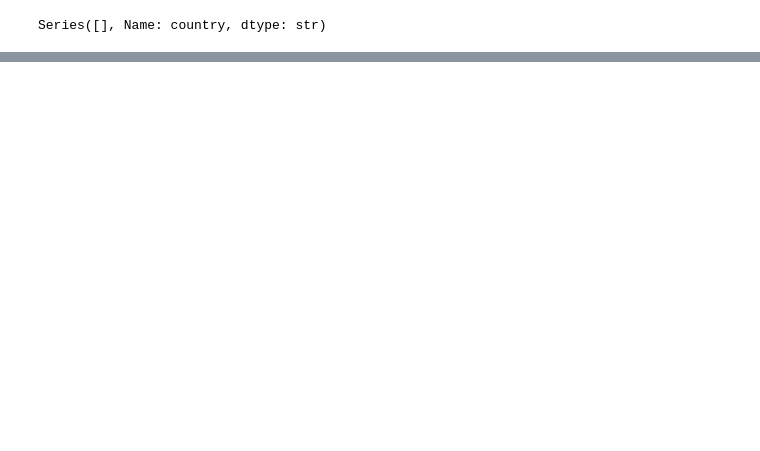
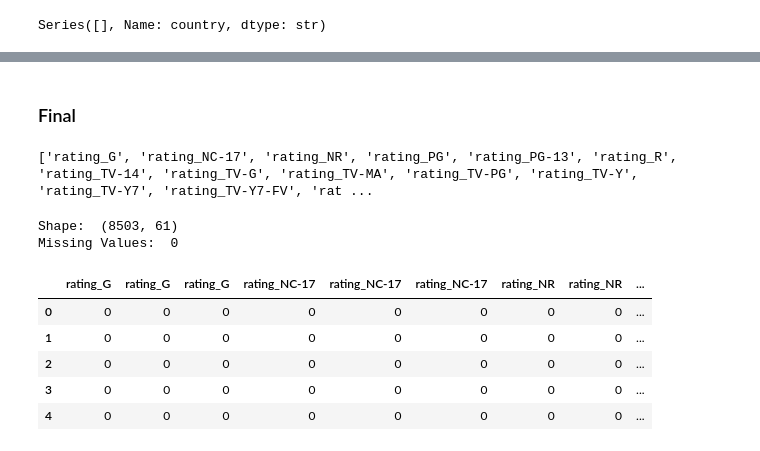
Before and after one commit to t-itc/ds-october-2026, a Jupyter notebook: week0/EDA/Netflix.ipynb, the cells around one changed output, grey strips where cells are left out. Cells and saved outputs as stored; diff of their text form; code cells hidden in the pictures; blank space fills up the shorter version.

```diff
--- a/week0/EDA/Netflix.ipynb
+++ b/week0/EDA/Netflix.ipynb
@@ -228,0 +285,57 @@ clean.head()
+# %% [markdown]
+### Final
+# %%
+rating_cols = ['rating_G', 'rating_NC-17', 'rating_NR', 'rating_PG', 'rating_PG-13',
+       'rating_R', 'rating_TV-14', 'rating_TV-G', 'rating_TV-MA',
+       'rating_TV-PG', 'rating_TV-Y', 'rating_TV-Y7', 'rating_TV-Y7-FV',
+       'rating_UR']
+
+continent_cols = ["continent_Africa",
+    "continent_Asia",
+    "continent_Europe",
+    "continent_North America",
+    "continent_North America",
+    "continent_Oceania"]
+
+date_cols = [
+    "day",
+    "month",
+    "year",]
+
+othercols = [
+    "type_encoded",
+    #"title",
+    #"director",
+    #"country",
+    #"date_added",
+    "rls_yr_std",
+    #"release_year",
+    #"rating",
+    "duration",
+   "listed_in"
+ ]
+
+final_cols = [
+    col
+    for cols in [rating_cols, continent_cols, date_cols, othercols]
+    for col in cols
+]
+
+print(final_cols)
+# %% [output]
+['rating_G', 'rating_NC-17', 'rating_NR', 'rating_PG', 'rating_PG-13', 'rating_R', 'rating_TV-14', 'rating_TV-G', 'rating_TV-MA', 'rating_TV-PG', 'rating_TV-Y', 'rating_TV-Y7', 'rating_TV-Y7-FV', 'rat ...
+# %%
+final = clean[final_cols]
+
+print("Shape: ", final.shape)
+print("Missing Values: ", final.isnull().sum().sum())
+final.head()
+# %% [output]
+Shape:  (8503, 61)
+Missing Values:  0
+|  | rating_G | rating_G | rating_G | rating_NC-17 | rating_NC-17 | rating_NC-17 | rating_NR | rating_NR | ... |
+| 0 | 0 | 0 | 0 | 0 | 0 | 0 | 0 | 0 | ... |
+| 1 | 0 | 0 | 0 | 0 | 0 | 0 | 0 | 0 | ... |
+| 2 | 0 | 0 | 0 | 0 | 0 | 0 | 0 | 0 | ... |
+| 3 | 0 | 0 | 0 | 0 | 0 | 0 | 0 | 0 | ... |
+| 4 | 0 | 0 | 0 | 0 | 0 | 0 | 0 | 0 | ... |
```
Also changed, not shown: parts of 8 cells of this notebook, 4 other files.
